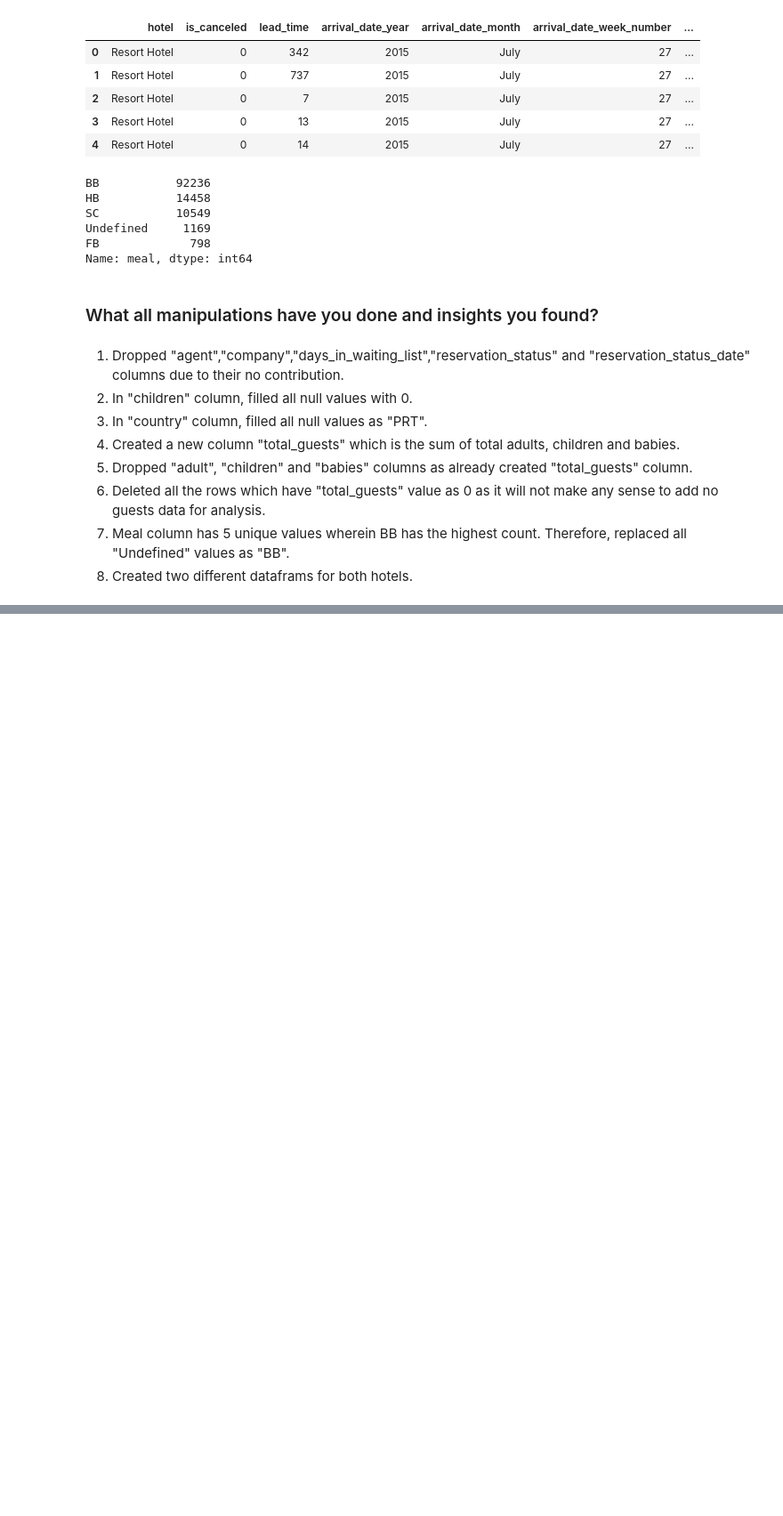
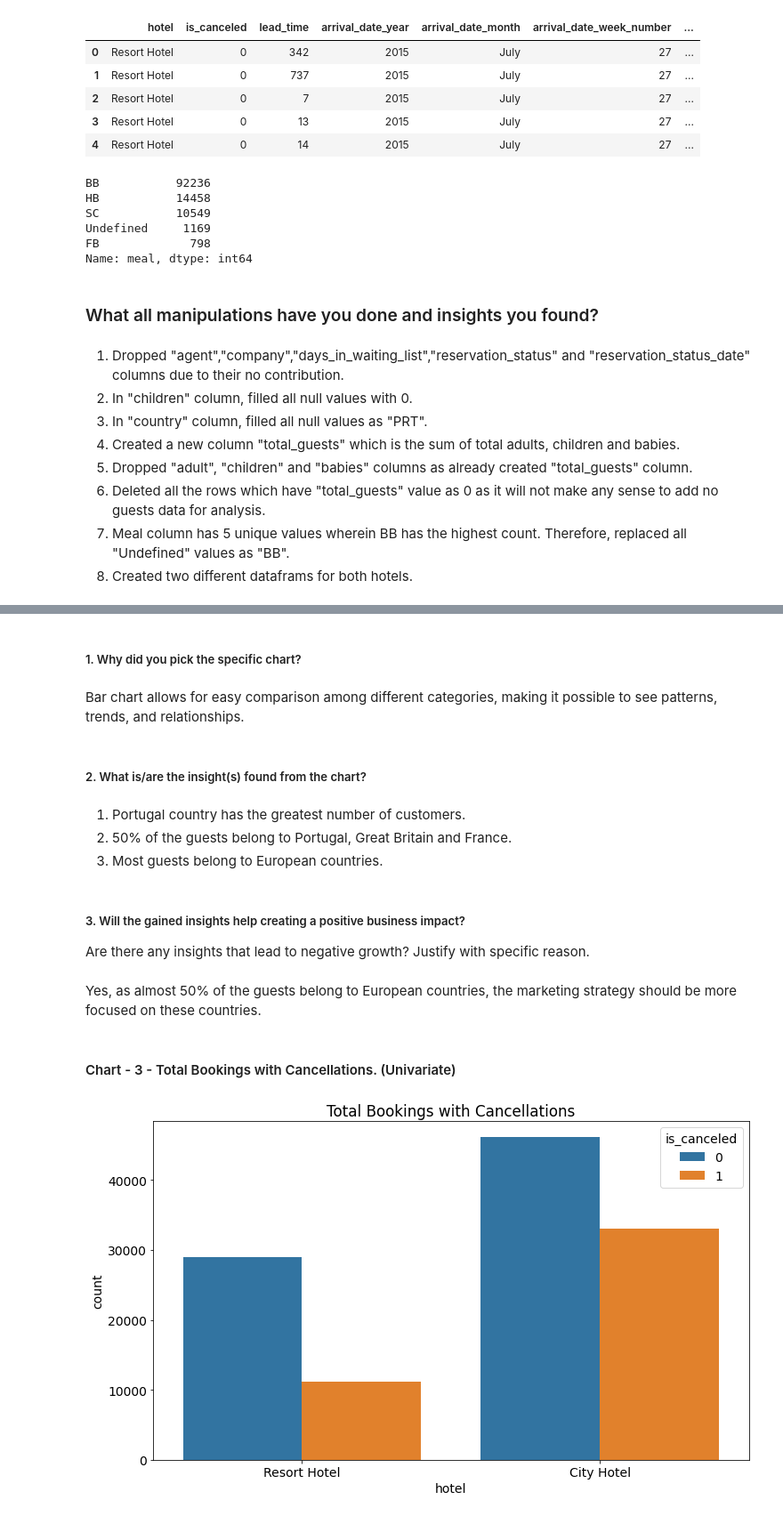
Before and after one commit to dhar9571/Python---Hotel-Booking-Data-Analysis, a Jupyter notebook: Capstone_Project_EDA_Hotel_Bookings_Data.ipynb, the cells around one changed output, grey strips where cells are left out. Shown: that part at 89% size. Drawn from its saved outputs; the diff is of its cells as text; code cells hidden in the pictures; blank space fills up the shorter version.

```diff
--- a/Capstone_Project_EDA_Hotel_Bookings_Data.ipynb
+++ b/Capstone_Project_EDA_Hotel_Bookings_Data.ipynb
@@ -420,0 +473,27 @@ df_city = df[df["hotel"]=="City Hotel"]
+# %% [markdown]
+##### 1. Why did you pick the specific chart?
+# %% [markdown]
+Bar chart allows for easy comparison among different categories, making it possible to see patterns, trends, and relationships.
+# %% [markdown]
+##### 2. What is/are the insight(s) found from the chart?
+# %% [markdown]
+1. Portugal country has the greatest number of customers.
+2. 50% of the guests belong to Portugal, Great Britain and France.
+3. Most guests belong to European countries.
+# %% [markdown]
+##### 3. Will the gained insights help creating a positive business impact?
+Are there any insights that lead to negative growth? Justify with specific reason.
+# %% [markdown]
+Yes, as almost 50% of the guests belong to European countries, the marketing strategy should be more focused on these countries.
+# %% [markdown]
+#### Chart - 3 - Total Bookings with Cancellations. (Univariate)
+# %%
+# Creating a plot to count the both type of hotel bookings with cancellation:
+
+sns.countplot(x=df["hotel"],data=df,hue="is_canceled")
+
+# setting up plot title
+plt.title("Total Bookings with Cancellations")
+plt.show()
+# %% [output]
+[figure, added]
```
Also changed, not shown: parts of 41 cells of this notebook.
